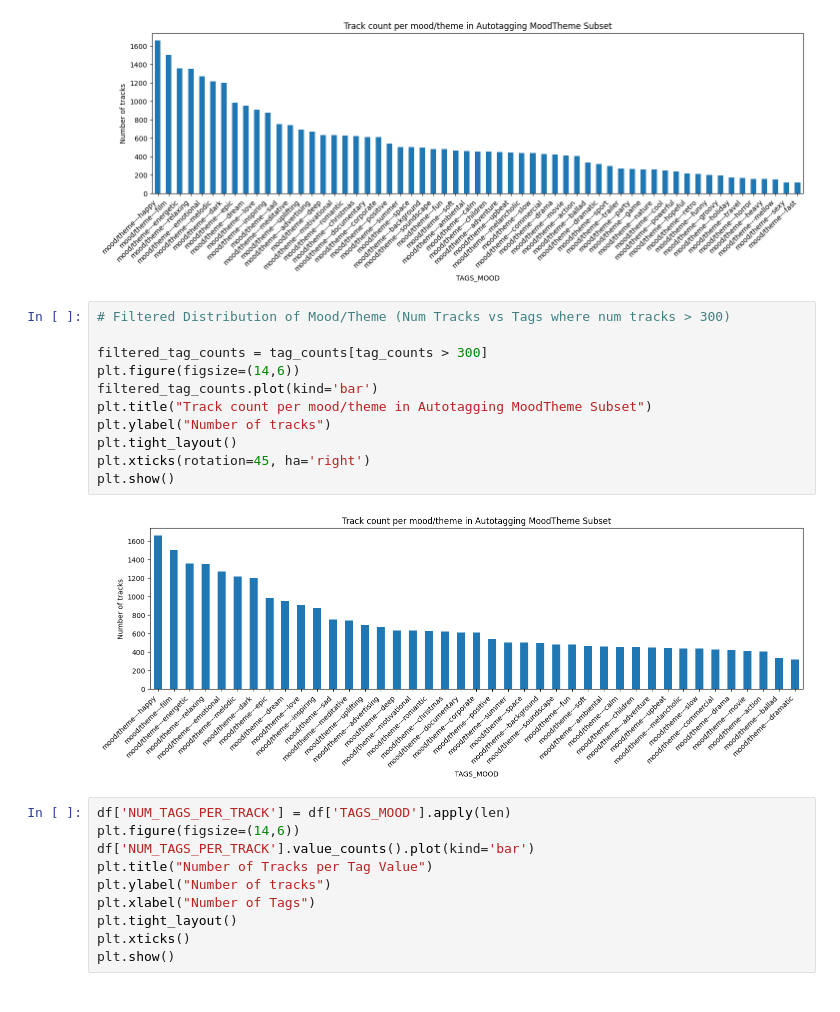
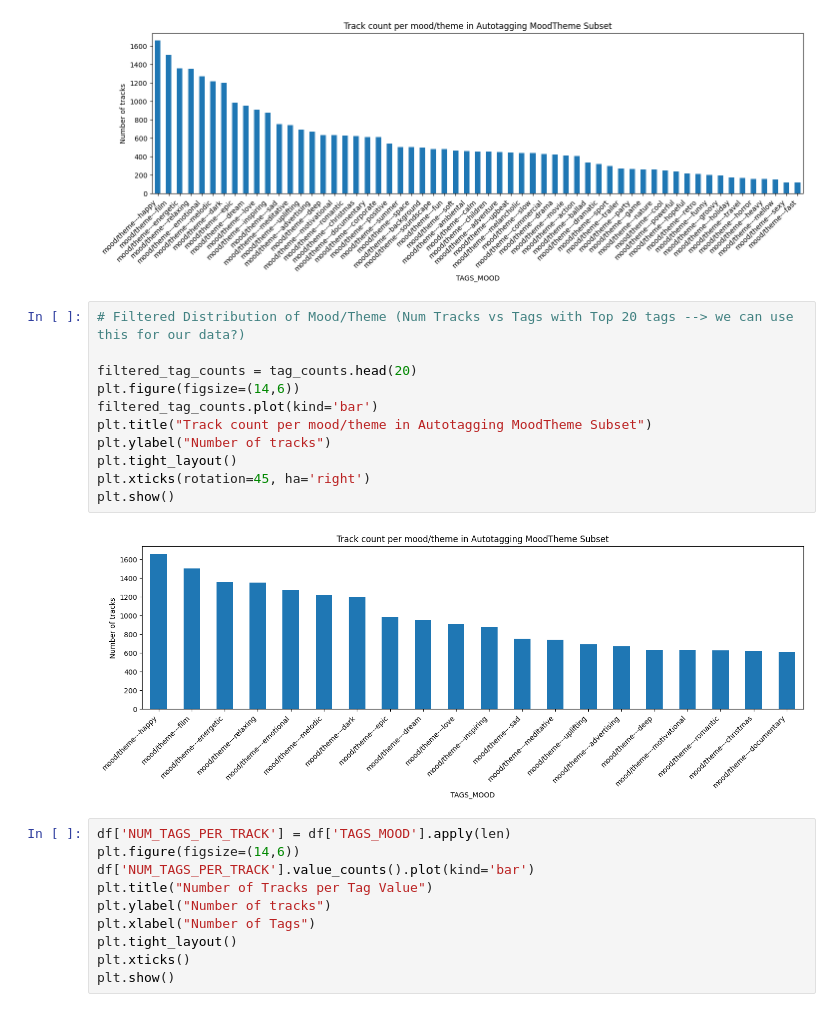
Before and after one commit to ArjunR27/csc-566-final-project, a Jupyter notebook: src/eda.ipynb, the cells around one changed output. Cells and saved outputs as stored; diff of their text form.

Commit message:
updating filtered distribution graph

```diff
--- a/src/eda.ipynb
+++ b/src/eda.ipynb
@@ -79,18 +79,18 @@ mood/theme---emotional    1271
 Name: count, dtype: int64
 [figure]
 # %%
-# Filtered Distribution of Mood/Theme (Num Tracks vs Tags where num tracks > 300)
+# Filtered Distribution of Mood/Theme (Num Tracks vs Tags with Top 20 tags --> we can use this for our data?)
 
-filtered_tag_counts = tag_counts[tag_counts > 300]
+filtered_tag_counts = tag_counts.head(20)
 plt.figure(figsize=(14,6))
 filtered_tag_counts.plot(kind='bar')
 plt.title("Track count per mood/theme in Autotagging MoodTheme Subset")
 plt.ylabel("Number of tracks")
 plt.tight_layout()
 plt.xticks(rotation=45, ha='right')
 plt.show()
 # %% [output]
-[figure, old version]
+[figure, new version]
 # %%
 df['NUM_TAGS_PER_TRACK'] = df['TAGS_MOOD'].apply(len)
 plt.figure(figsize=(14,6))
```
